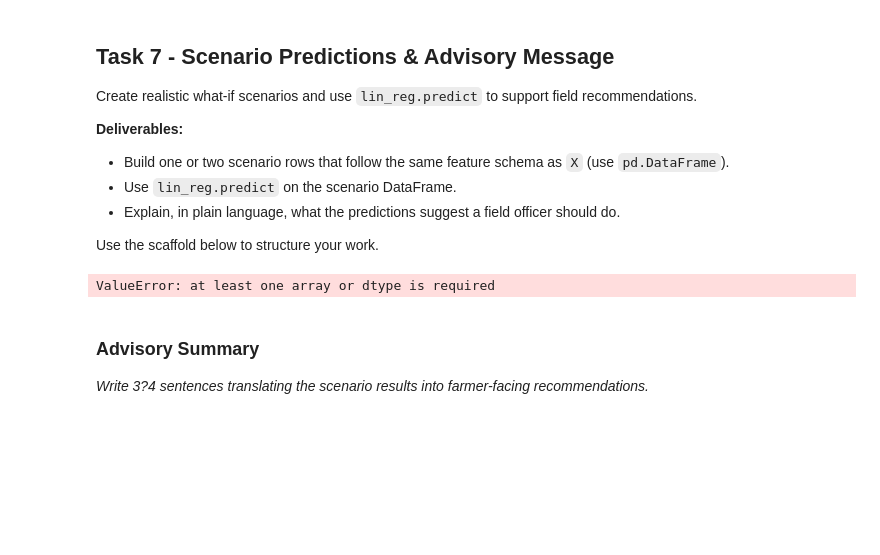
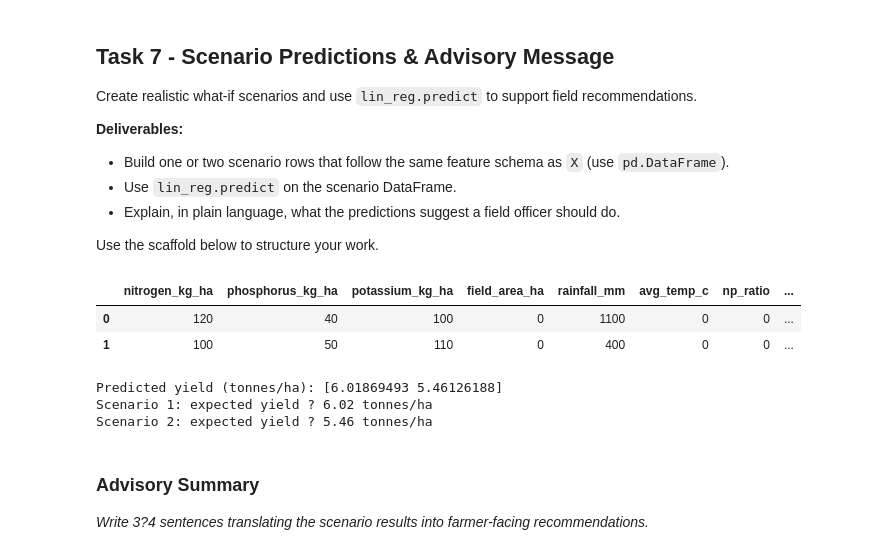
Before and after one commit to suryakedharisetti-git/Linear_regression, a Jupyter notebook: linear_regression.ipynb, the cells around one changed output. Cells and saved outputs as stored; diff of their text form; code cells hidden in the pictures; blank space fills up the shorter version.

```diff
--- a/linear_regression.ipynb
+++ b/linear_regression.ipynb
@@ -429,25 +441,34 @@ Use the scaffold below to structure your work.
 # %%
 # YOUR CODE START -------------------------------------------------
 scenario_data = {
     # TODO: provide feature values that match X.columns
-    # "nitrogen_kg_ha": [120],
-    # "rainfall_mm": [1100],
+      "nitrogen_kg_ha": [120,100],       # "nitrogen_kg_ha": [120],
+      "rainfall_mm": [1100,400],         # "rainfall_mm": [1100],
+      "phosphorus_kg_ha" : [40,50],
+      "potassium_kg_ha"  : [100,110]
 }
 scenario_df = pd.DataFrame(scenario_data)
 # If you used pd.get_dummies earlier, align the columns like this:
 # scenario_df = pd.get_dummies(scenario_df, drop_first=True).
 # scenario_df = scenario_df.reindex(columns=X.columns, fill_value=0)
+scenario_df = pd.get_dummies(scenario_df, drop_first=True)
+scenario_df = scenario_df.reindex(columns=X.columns, fill_value=0)
 
 scenario_preds = lin_reg.predict(scenario_df)
 # YOUR CODE END ---------------------------------------------------
 
 display(scenario_df)
 print("Predicted yield (tonnes/ha):", scenario_preds)
 
 for idx, pred in enumerate(scenario_preds, start=1):
     print(f"Scenario {idx}: expected yield ? {pred:.2f} tonnes/ha")
 # %% [output]
+|  | nitrogen_kg_ha | phosphorus_kg_ha | potassium_kg_ha | field_area_ha | rainfall_mm | avg_temp_c | np_ratio | ... |
+| 0 | 120 | 40 | 100 | 0 | 1100 | 0 | 0 | ... |
+| 1 | 100 | 50 | 110 | 0 | 400 | 0 | 0 | ... |
-ValueError: at least one array or dtype is required
+Predicted yield (tonnes/ha): [6.01869493 5.46126188]
+Scenario 1: expected yield ? 6.02 tonnes/ha
+Scenario 2: expected yield ? 5.46 tonnes/ha
 # %% [markdown]
 ### Advisory Summary
 _Write 3?4 sentences translating the scenario results into farmer-facing recommendations._
```
Also changed, not shown: parts of 3 cells of this notebook.
